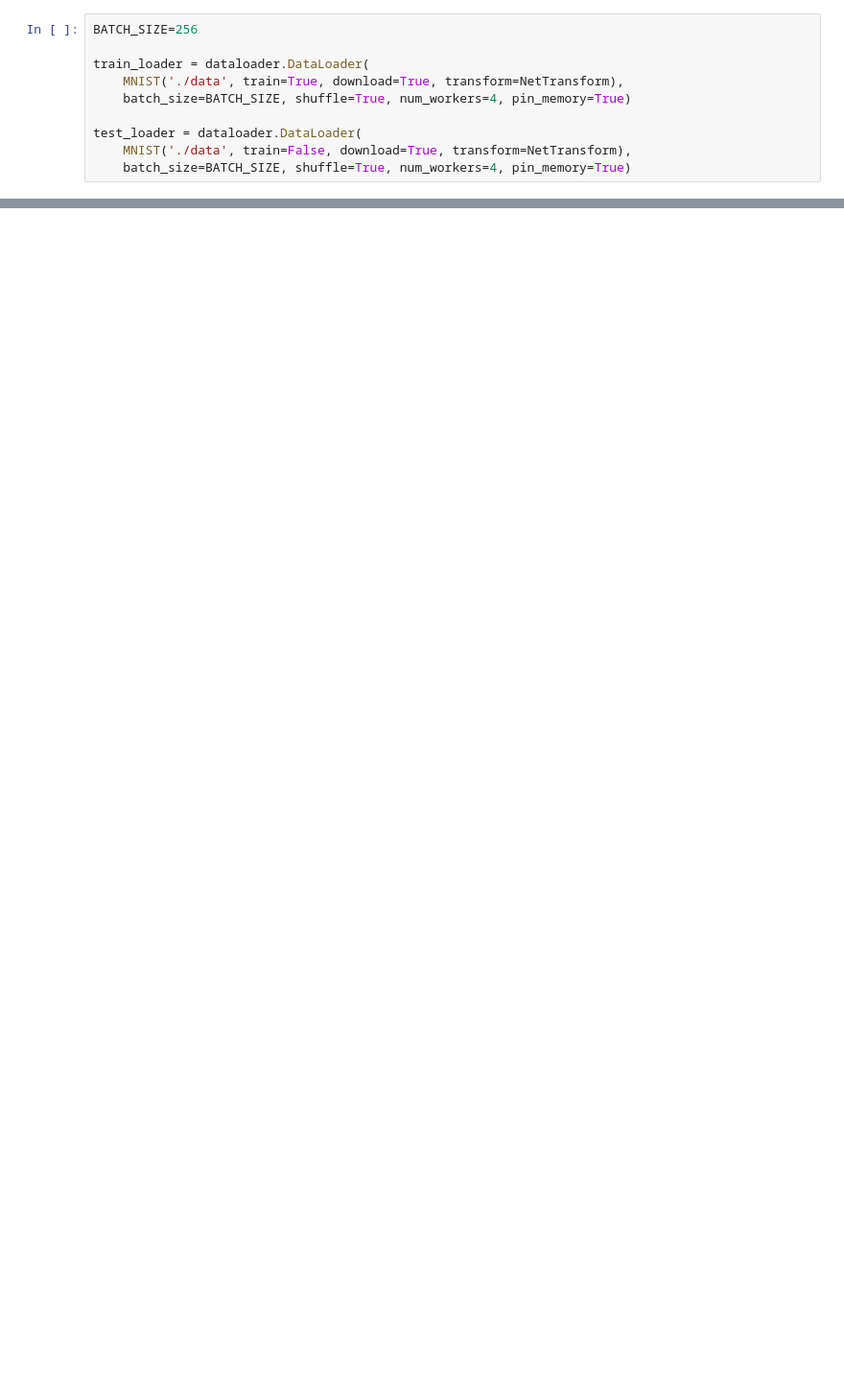
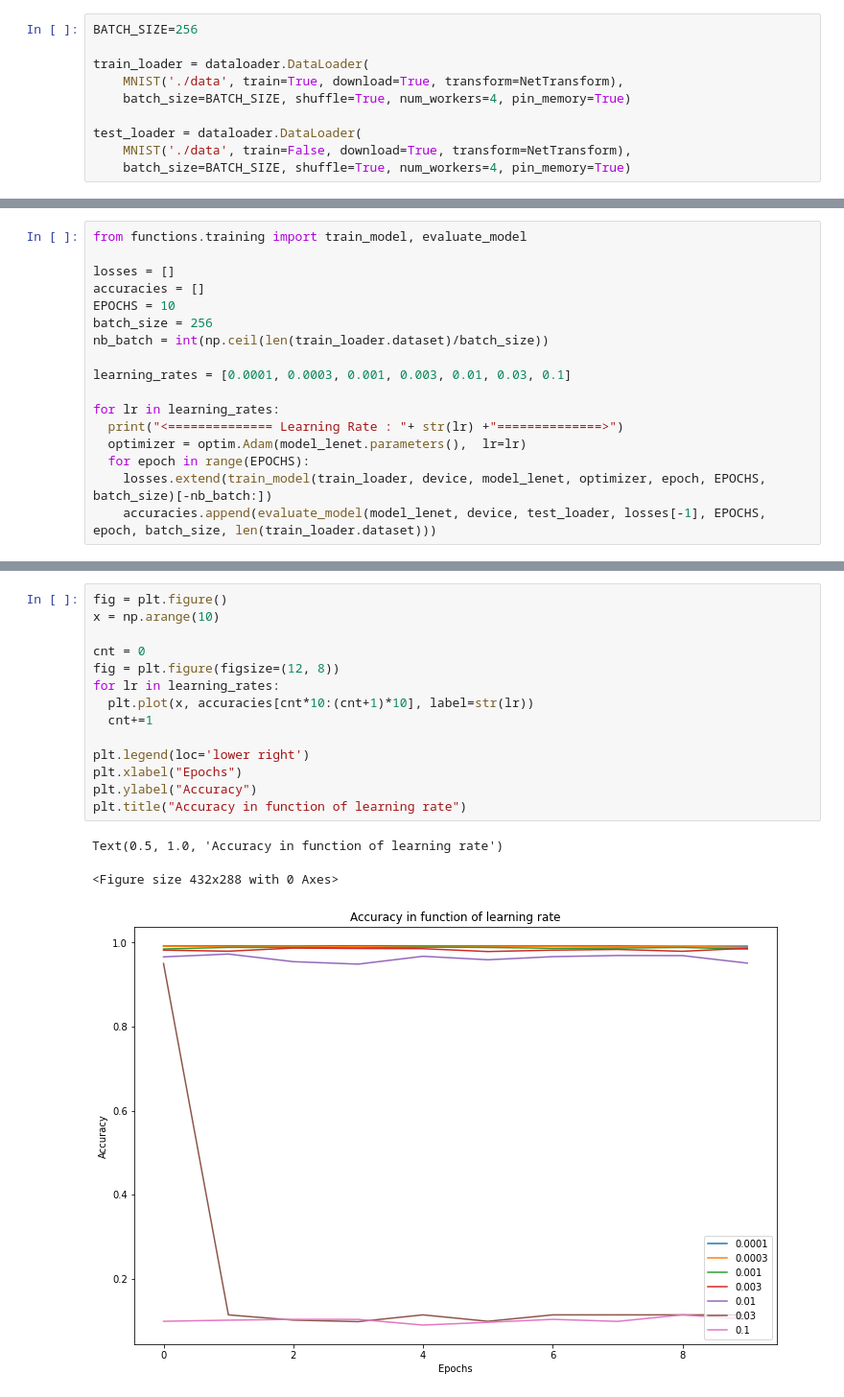
Before and after one commit to tcotte/CNN_Pytorch, a Jupyter notebook: LeNet.ipynb, the cells around one changed output, grey strips where cells are left out. Shown at 96% size. Drawn from its saved outputs; the diff is of its cells as text; blank space fills up the shorter version.

```diff
--- a/LeNet.ipynb
+++ b/LeNet.ipynb
@@ -185,0 +142,17 @@ plot_grad_flow(model.named_parameters())
+# %%
+from functions.training import train_model, evaluate_model
+
+losses = []
+accuracies = []
+EPOCHS = 10
+batch_size = 256
+nb_batch = int(np.ceil(len(train_loader.dataset)/batch_size))
+
+learning_rates = [0.0001, 0.0003, 0.001, 0.003, 0.01, 0.03, 0.1]
+
+for lr in learning_rates:
+  print("<============== Learning Rate : "+ str(lr) +"==============>")
+  optimizer = optim.Adam(model_lenet.parameters(),  lr=lr)
+  for epoch in range(EPOCHS):
+    losses.extend(train_model(train_loader, device, model_lenet, optimizer, epoch, EPOCHS, batch_size)[-nb_batch:])
+    accuracies.append(evaluate_model(model_lenet, device, test_loader, losses[-1], EPOCHS, epoch, batch_size, len(train_loader.dataset)))
@@ -185,0 +178,18 @@ plot_grad_flow(model.named_parameters())
+# %%
+fig = plt.figure()
+x = np.arange(10)
+
+cnt = 0
+fig = plt.figure(figsize=(12, 8))
+for lr in learning_rates:
+  plt.plot(x, accuracies[cnt*10:(cnt+1)*10], label=str(lr))
+  cnt+=1
+
+plt.legend(loc='lower right')
+plt.xlabel("Epochs")
+plt.ylabel("Accuracy")
+plt.title("Accuracy in function of learning rate")
+# %% [output]
+Text(0.5, 1.0, 'Accuracy in function of learning rate')
+<Figure size 432x288 with 0 Axes>
+[figure, added]
```
Also changed, not shown: parts of 11 cells of this notebook.
